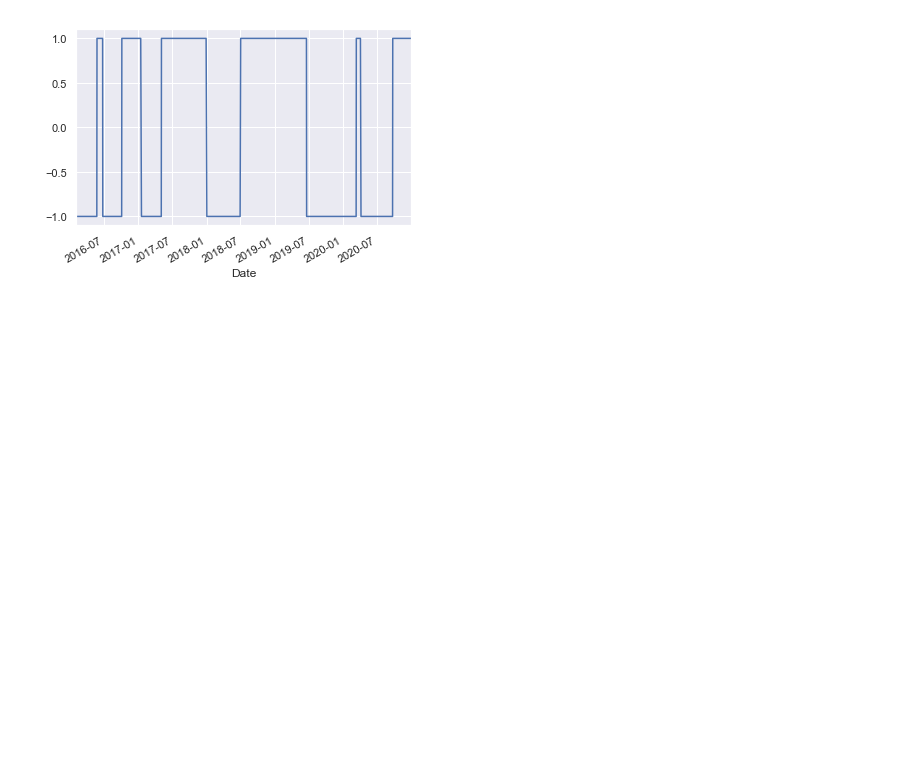
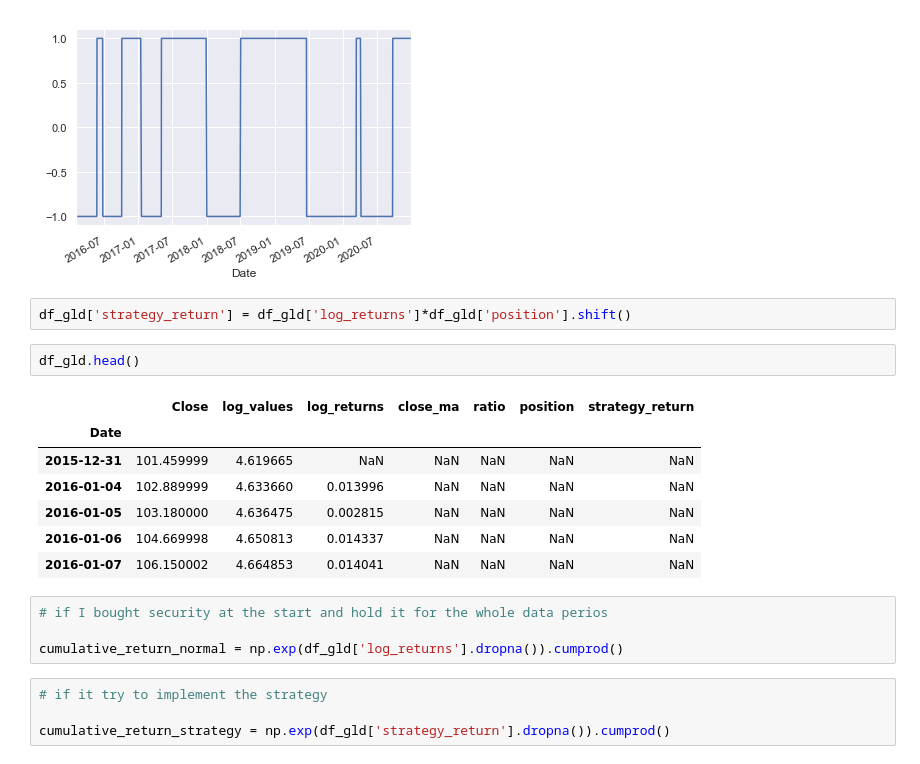
Before and after one commit to Karanpalshekhawat/short-trading-strategy-notebooks, a Jupyter notebook: Mean-reversion-trading-strategy.ipynb, the cells around one changed output. Drawn from its saved outputs; the diff is of its cells as text; blank space fills up the shorter version.

```diff
--- a/Mean-reversion-trading-strategy.ipynb
+++ b/Mean-reversion-trading-strategy.ipynb
@@ -67,3 +67,23 @@ df_gld['position'].dropna().plot()
 # %% [output]
 <matplotlib.axes._subplots.AxesSubplot at 0x...>
 [figure]
+# %%
+df_gld['strategy_return'] = df_gld['log_returns']*df_gld['position'].shift()
+# %%
+df_gld.head()
+# %% [output]
+|  | Close | log_values | log_returns | close_ma | ratio | position | strategy_return |
+| Date |  |  |  |  |  |  |  |
+| 2015-12-31 | 101.459999 | 4.619665 | NaN | NaN | NaN | NaN | NaN |
+| 2016-01-04 | 102.889999 | 4.633660 | 0.013996 | NaN | NaN | NaN | NaN |
+| 2016-01-05 | 103.180000 | 4.636475 | 0.002815 | NaN | NaN | NaN | NaN |
+| 2016-01-06 | 104.669998 | 4.650813 | 0.014337 | NaN | NaN | NaN | NaN |
+| 2016-01-07 | 106.150002 | 4.664853 | 0.014041 | NaN | NaN | NaN | NaN |
+# %%
+# if I bought security at the start and hold it for the whole data perios
+
+cumulative_return_normal = np.exp(df_gld['log_returns'].dropna()).cumprod()
+# %%
+# if it try to implement the strategy
+
+cumulative_return_strategy = np.exp(df_gld['strategy_return'].dropna()).cumprod()
```
Also changed, not shown: parts of 4 cells of this notebook.
